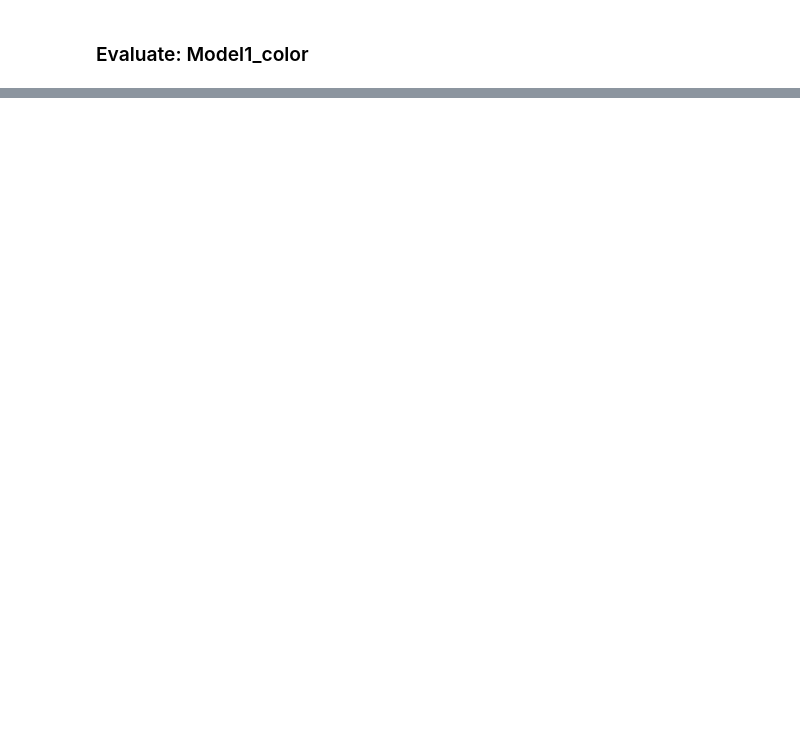
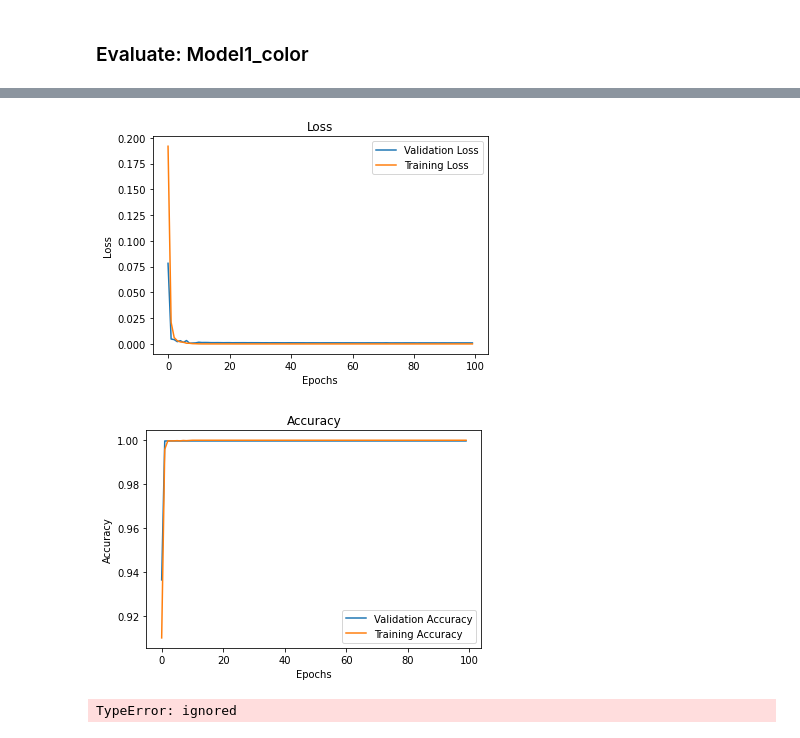
Before and after one commit to EricaSG/Capstone, a Jupyter notebook: Primary_Capstone_Colorized.ipynb, the cells around one changed output, grey strips where cells are left out. Drawn from its saved outputs; the diff is of its cells as text; code cells hidden in the pictures; blank space fills up the shorter version.

```diff
--- a/Primary_Capstone_Colorized.ipynb
+++ b/Primary_Capstone_Colorized.ipynb
@@ -348,19 +345,19 @@ plot_confusion_matrix(val_labels_final, predictions1)
 # %%
 random.seed(123)
 
-model_short = Sequential()
+model_test1 = Sequential()
 
-model_short.add(layers.Conv2D(32, (4, 4), activation='relu', kernel_constraint=unit_norm(), input_shape=(128, 128, 3)))
-model_short.add(layers.MaxPooling2D((2, 2)))
-model_short.add(Dropout(0.4))
+model_test1.add(layers.Conv2D(32, (3, 3), activation='relu', input_shape=(128, 128, 3)))
+model_test1.add(layers.MaxPooling2D((2, 2)))
 
-model_short.add(layers.Conv2D(64, (3, 3), activation='relu'))
-model_short.add(layers.MaxPooling2D((2,2)))
-model_short.add(Dropout(0.4))
+model_test1.add(layers.Conv2D(64, (4, 4), activation='relu'))
+model_test1.add(layers.MaxPooling2D((2, 2)))
+
+model_test1.add(layers.Conv2D(128, (3, 3), activation='relu'))
+model_test1.add(layers.MaxPooling2D((2,2)))
 
 # Flattening- Convert 2D matrix to a 1D vector
-model_short.add(layers.Flatten())
-model_short.add(layers.Dense(512, activation = 'relu'))
-model_short.add(Dropout(0.2))
-model_short.add(layers.Dense(1, activation='sigmoid'))
+model_test1.add(layers.Flatten())
+model_test1.add(layers.Dense(256, activation = 'relu'))
+model_test1.add(layers.Dense(1, activation='sigmoid'))
 # %%
@@ -384,6 +381,6 @@ Trainable params: 29,512,289
 Non-trainable params: 0
 _________________________________________________________________
 # %%
-model_short.compile(optimizer='adam',loss='binary_crossentropy', metrics=['accuracy'])
+model_test1.compile(optimizer='adam',loss='binary_crossentropy', metrics=['accuracy'])
 # %%
-save_model = ModelCheckpoint(filepath='model_colorshort.h5', monitor='val_accuracy', save_best_only=True)
+save_model = ModelCheckpoint(filepath='model_test1.h5', monitor='val_accuracy', save_best_only=True)
@@ -394,3 +387,3 @@ val_images.shape
 # %%
-test_results2 = model_short.fit(train_images, train_labels_final, epochs=11, batch_size=256, callbacks=save_model, validation_data=(val_images, val_labels_final))
+test_results3 = model_test1.fit(Xtrain, ytrain, epochs=100, batch_size=256, callbacks=save_model, validation_data=(Xtest, ytest))
 # %% [output]
@@ -413,0 +417,5 @@ Epoch 11/11
+# %%
+visualize_training_results(test_results3)
+# %% [output]
+[figure, added]
+[figure, added]
@@ -413,0 +427,6 @@ Epoch 11/11
+# %%
+# Print the classification report showing the metrics Recall, Precision, and F1-Score
+classification_report = classification_report(ytest, predictions2)
+classification_report
+# %% [output]
+TypeError: ignored
```
Also changed, not shown: parts of 27 cells of this notebook.
